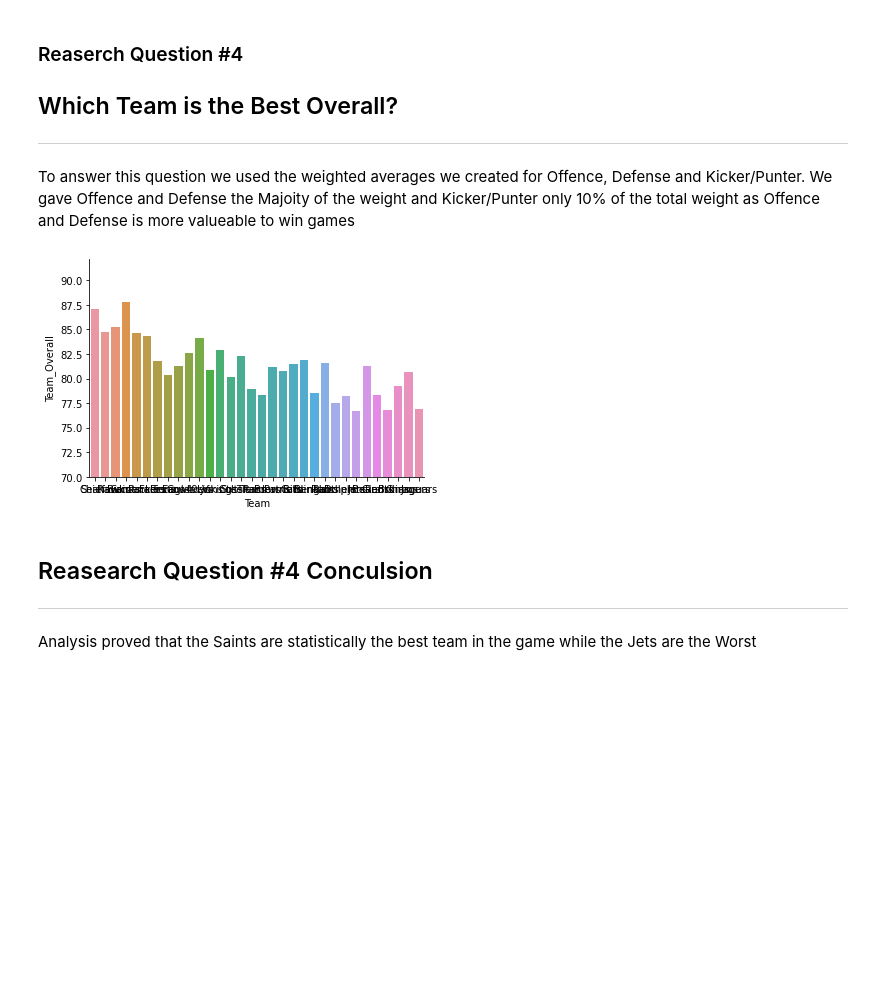
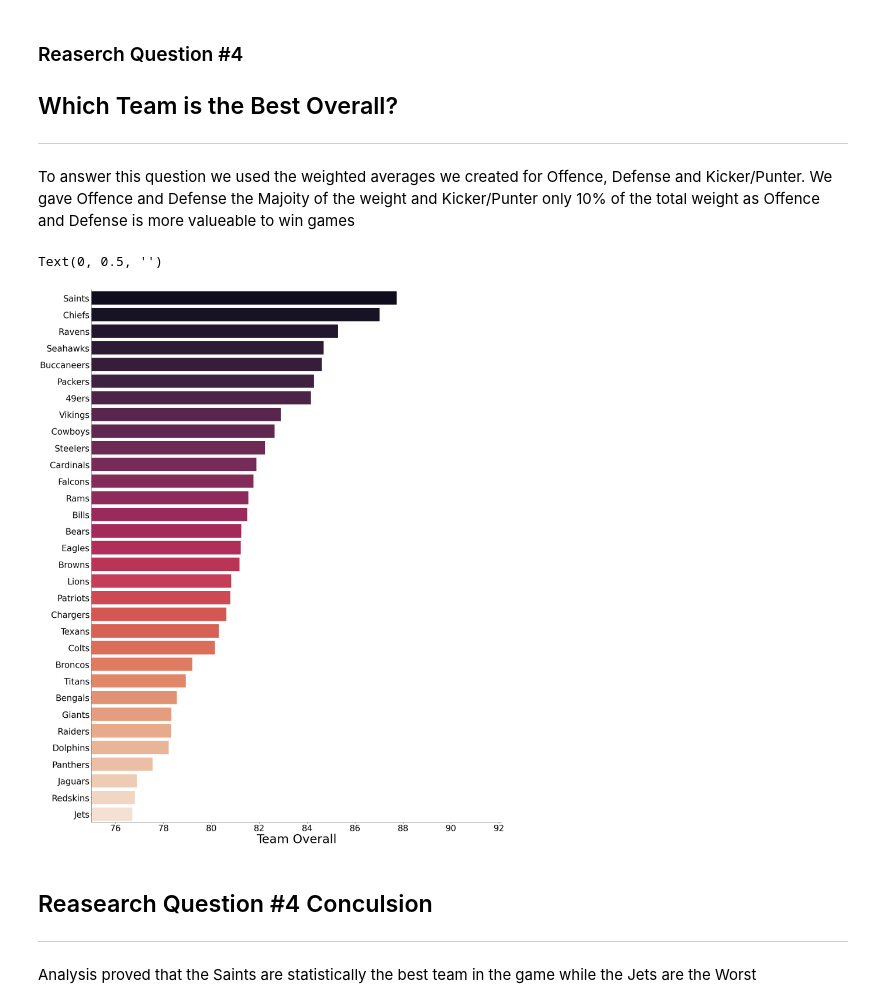
Before and after one commit to data301-2020-winter1/course-project-group_6019, a Jupyter notebook: analysis/submitted/Milestone2_Analysis.ipynb, the cells around one changed output. Saved outputs shown, nothing was run; the diff lists cells and outputs as text; code cells hidden in the pictures; blank space fills up the shorter version.

```diff
--- a/analysis/submitted/Milestone2_Analysis.ipynb
+++ b/analysis/submitted/Milestone2_Analysis.ipynb
@@ -88,12 +89,18 @@ dfLE = sc.LeftEnd_Score(df)
 # %%
 #Max value for Each Defensive right end
 
-dfRE = sc.RightEnd_Score(df)
+dfRE = pf.RightEnd_Score(df)
 # %%
 dfDefense_Weighted_Average = pd.merge(dfCB,dfROLB).merge(dfLOLB).merge(dfSS).merge(dfFS).merge(dfMLB).merge(dfDT).merge(dfLE).merge(dfRE)
 dfDefense_Weighted_Average['Defense_Weighted_Average']=(dfDefense_Weighted_Average['Top Corner Back']*.2)+(dfDefense_Weighted_Average['Top Right Outside Linebacker']*.1)+(dfDefense_Weighted_Average['Top Left Outside Linebacker']*.1)+(dfDefense_Weighted_Average['Top Middle Linebacker']*.1)+(dfDefense_Weighted_Average['Top Free Safety']*.1)+(dfDefense_Weighted_Average['Top Strong Saftey']*.1)+(dfDefense_Weighted_Average['Top Defensive Tackle']*.1)+(dfDefense_Weighted_Average['Top Defensive Left End']*.1)+(dfDefense_Weighted_Average['Top Defensive Right End']*.1)
-dfDefense_Weighted_Average.filter(['Team', 'Defense_Weighted_Average']).sort_values('Defense_Weighted_Average', ascending=False).reset_index(drop=True)
-sns.barplot(data=dfDefense_Weighted_Average, x='Team', y='Defense_Weighted_Average')
-plt.ylim(ymin=70)
+dfDefense_Weighted_Average1 = dfDefense_Weighted_Average.filter(['Team', 'Defense_Weighted_Average']).sort_values('Defense_Weighted_Average', ascending=False).reset_index(drop=True)
+fig_dims = (30, 40)
+fig, ax = plt.subplots(figsize=fig_dims)
+sns.barplot(data=dfDefense_Weighted_Average1, y='Team', x='Defense_Weighted_Average', palette ='icefire', ax=ax)
+plt.xlim(xmin=75)
 sns.despine()
+plt.yticks(fontsize=35)
+plt.xticks(fontsize=35)
+plt.xlabel('Defense Weighted Average', fontsize=50)
+plt.ylabel('')
 # %% [output]
@@ -110,11 +118,11 @@ To answer this question we used the best kicker and punter from each team and as
 # %%
  #Max value for Each Kicker
 
-dfK = sc.Kicker_Score(df)
+dfK = pf.Kicker_Score(df)
 # %%
  #Max value for Each Punter
 
-dfP = sc.Punter_Score(df)
+dfP = pf.Punter_Score(df)
 # %%
 dfKicker_Punter_Weighted_Average = pd.merge(dfK,dfP)
 dfKicker_Punter_Weighted_Average['Kicker_Punter_Weighted_Average']=(dfKicker_Punter_Weighted_Average['Top Punter']*.3)+(dfKicker_Punter_Weighted_Average['Top Kicker']*.7)
@@ -136,12 +151,19 @@ To answer this question we used the weighted averages we created for Offence, De
 # %%
 dfTeam_Overall = pd.merge(dfOffence_Weighted_Average,dfDefense_Weighted_Average).merge(dfKicker_Punter_Weighted_Average)
 dfTeam_Overall['Team_Overall']= (dfTeam_Overall['Offence_Weighted_Average']*.45)+(dfTeam_Overall['Defense_Weighted_Average']*.45)+(dfTeam_Overall['Kicker_Punter_Weighted_Average']*.1)
-dfTeam_Overall.filter(['Team','Team_Overall']).sort_values('Team_Overall', ascending=False).reset_index(drop=True)
-sns.barplot(data=dfTeam_Overall, x='Team', y='Team_Overall')
-plt.ylim(ymin=70)
+dfTeam_Overall1 = dfTeam_Overall.filter(['Team','Team_Overall']).sort_values('Team_Overall', ascending=False).reset_index(drop=True)
+fig_dims = (30, 40)
+fig, ax = plt.subplots(figsize=fig_dims)
+sns.barplot(data=dfTeam_Overall1, y='Team', x='Team_Overall', palette ='rocket', ax=ax)
+plt.xlim(xmin=75)
 sns.despine()
+plt.yticks(fontsize=35)
+plt.xticks(fontsize=35)
+plt.xlabel('Team Overall', fontsize=50)
+plt.ylabel('')
 # %% [output]
+Text(0, 0.5, '')
-[figure, old version]
+[figure, new version]
 # %% [markdown]
 ## Reasearch Question #4 Conculsion ##
 ---
```
Also changed, not shown: parts of 14 cells of this notebook.
